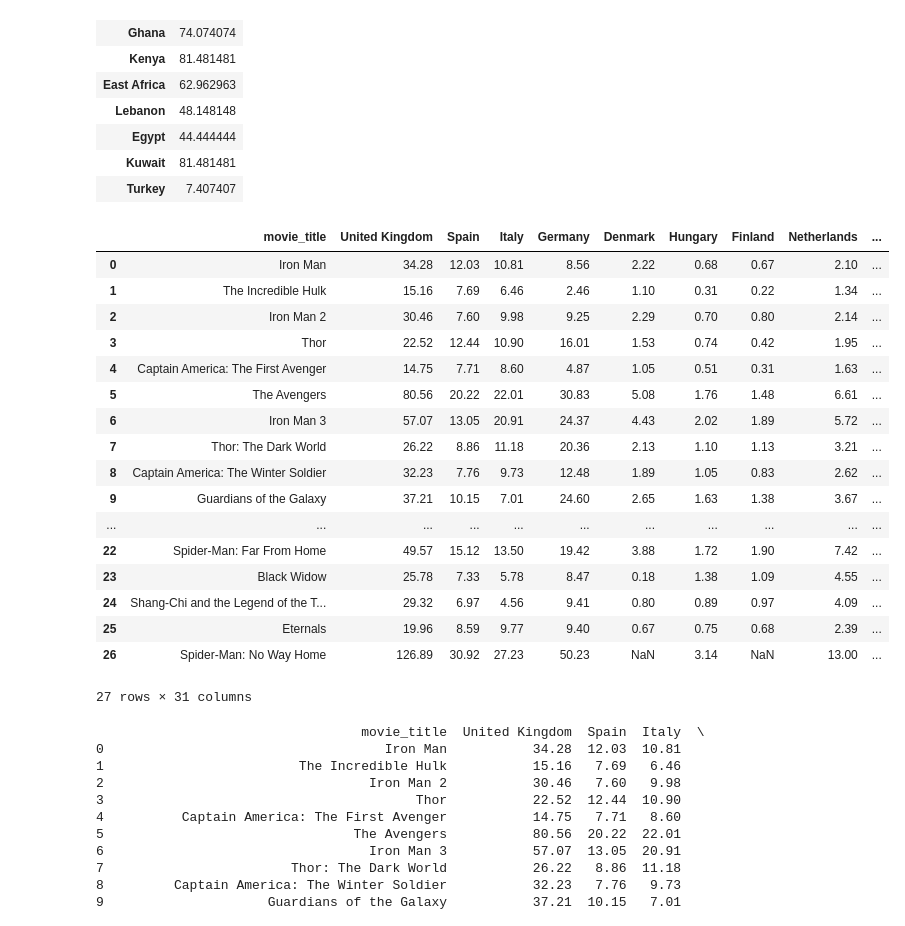
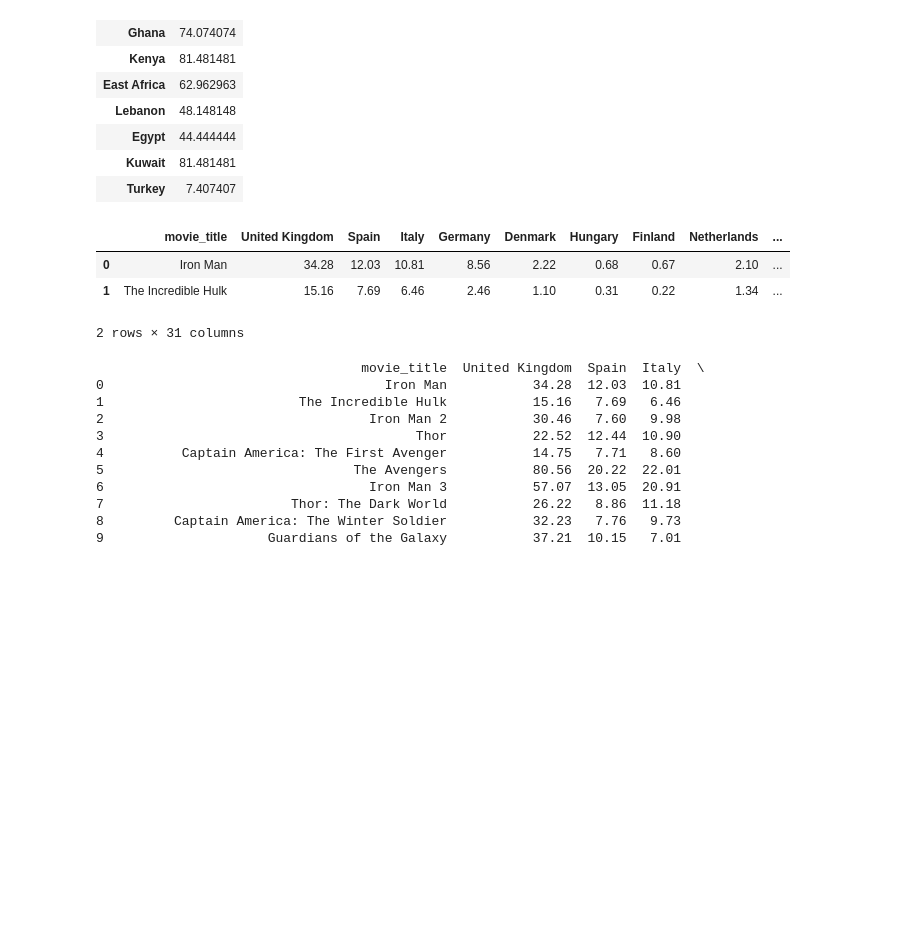
Before and after one commit to JohannaRL/pair_programming_promoG_modulo4_Fedra_Johanna, a Jupyter notebook: explo.ipynb, the cells around one changed output. Saved outputs shown, nothing was run; the diff lists cells and outputs as text; code cells hidden in the pictures; blank space fills up the shorter version.

```diff
--- a/explo.ipynb
+++ b/explo.ipynb
@@ -234,26 +208,12 @@ def gestionar_nulos(dataframe):
 df_me_limpio= gestionar_nulos(df_middle_east_and_africa)
 # %%
 df_europa = pd.read_csv("./files/europe_box_office.csv")
-df_europa
+df_europa.head(2)
 # %% [output]
 |  | movie_title | United Kingdom | Spain | Italy | Germany | Denmark | Hungary | Finland | Netherlands | ... |
 | 0 | Iron Man | 34.28 | 12.03 | 10.81 | 8.56 | 2.22 | 0.68 | 0.67 | 2.10 | ... |
 | 1 | The Incredible Hulk | 15.16 | 7.69 | 6.46 | 2.46 | 1.10 | 0.31 | 0.22 | 1.34 | ... |
-| 2 | Iron Man 2 | 30.46 | 7.60 | 9.98 | 9.25 | 2.29 | 0.70 | 0.80 | 2.14 | ... |
-| 3 | Thor | 22.52 | 12.44 | 10.90 | 16.01 | 1.53 | 0.74 | 0.42 | 1.95 | ... |
-| 4 | Captain America: The First Avenger | 14.75 | 7.71 | 8.60 | 4.87 | 1.05 | 0.51 | 0.31 | 1.63 | ... |
-| 5 | The Avengers | 80.56 | 20.22 | 22.01 | 30.83 | 5.08 | 1.76 | 1.48 | 6.61 | ... |
-| 6 | Iron Man 3 | 57.07 | 13.05 | 20.91 | 24.37 | 4.43 | 2.02 | 1.89 | 5.72 | ... |
-| 7 | Thor: The Dark World | 26.22 | 8.86 | 11.18 | 20.36 | 2.13 | 1.10 | 1.13 | 3.21 | ... |
-| 8 | Captain America: The Winter Soldier | 32.23 | 7.76 | 9.73 | 12.48 | 1.89 | 1.05 | 0.83 | 2.62 | ... |
-| 9 | Guardians of the Galaxy | 37.21 | 10.15 | 7.01 | 24.60 | 2.65 | 1.63 | 1.38 | 3.67 | ... |
-| ... | ... | ... | ... | ... | ... | ... | ... | ... | ... | ... |
-| 22 | Spider-Man: Far From Home | 49.57 | 15.12 | 13.50 | 19.42 | 3.88 | 1.72 | 1.90 | 7.42 | ... |
-| 23 | Black Widow | 25.78 | 7.33 | 5.78 | 8.47 | 0.18 | 1.38 | 1.09 | 4.55 | ... |
-| 24 | Shang-Chi and the Legend of the T... | 29.32 | 6.97 | 4.56 | 9.41 | 0.80 | 0.89 | 0.97 | 4.09 | ... |
-| 25 | Eternals | 19.96 | 8.59 | 9.77 | 9.40 | 0.67 | 0.75 | 0.68 | 2.39 | ... |
-| 26 | Spider-Man: No Way Home | 126.89 | 30.92 | 27.23 | 50.23 | NaN | 3.14 | NaN | 13.00 | ... |
-27 rows × 31 columns
+2 rows × 31 columns
 # %%
 df_europa['Pais_Max_Recaudacion'] = df_europa[['United Kingdom', 'Spain', 'France']].idxmax(axis=1).apply(lambda x: x.split('_')[-1])
 
```
Also changed, not shown: parts of 18 cells of this notebook, 5 other files.
